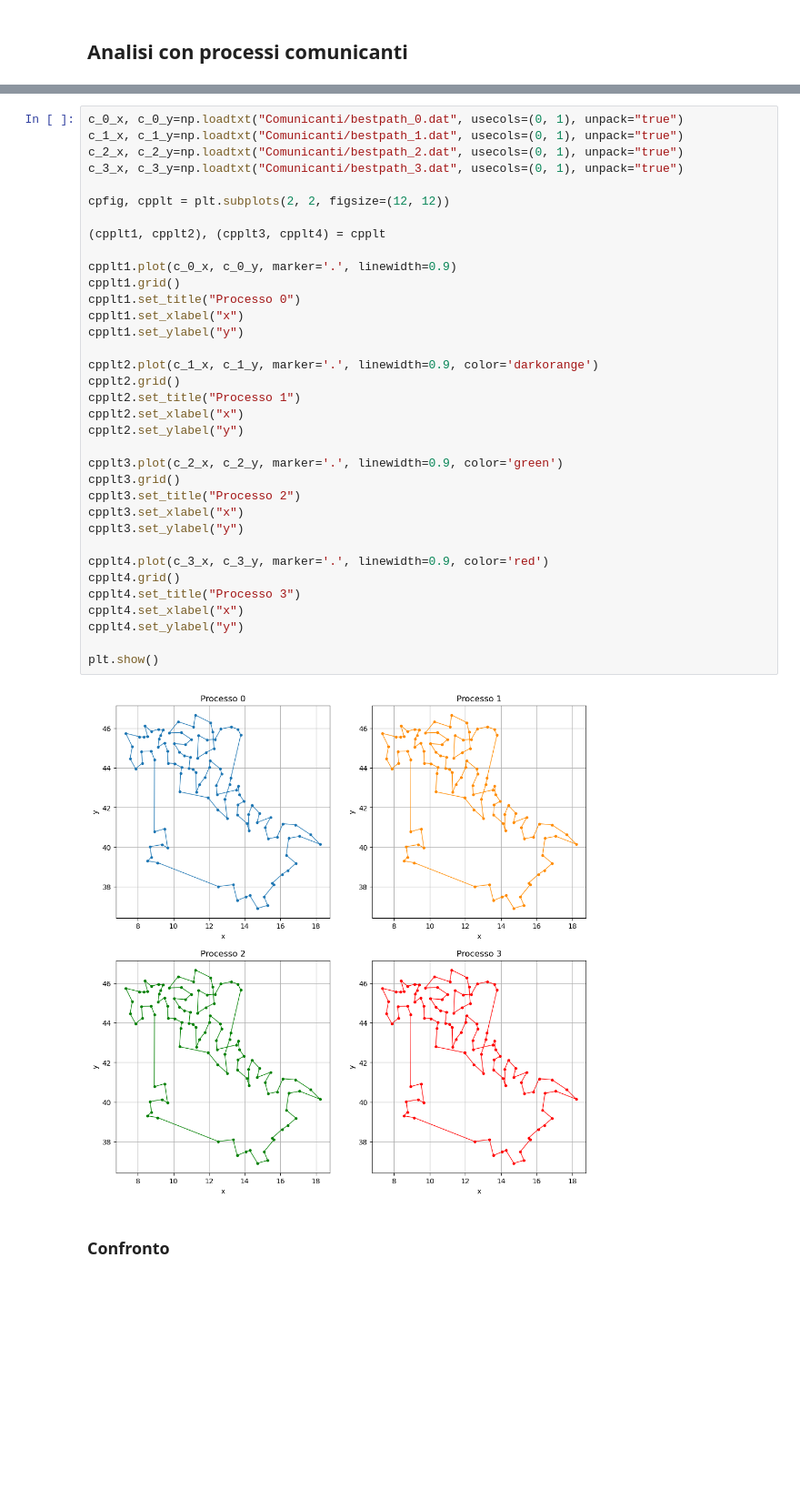
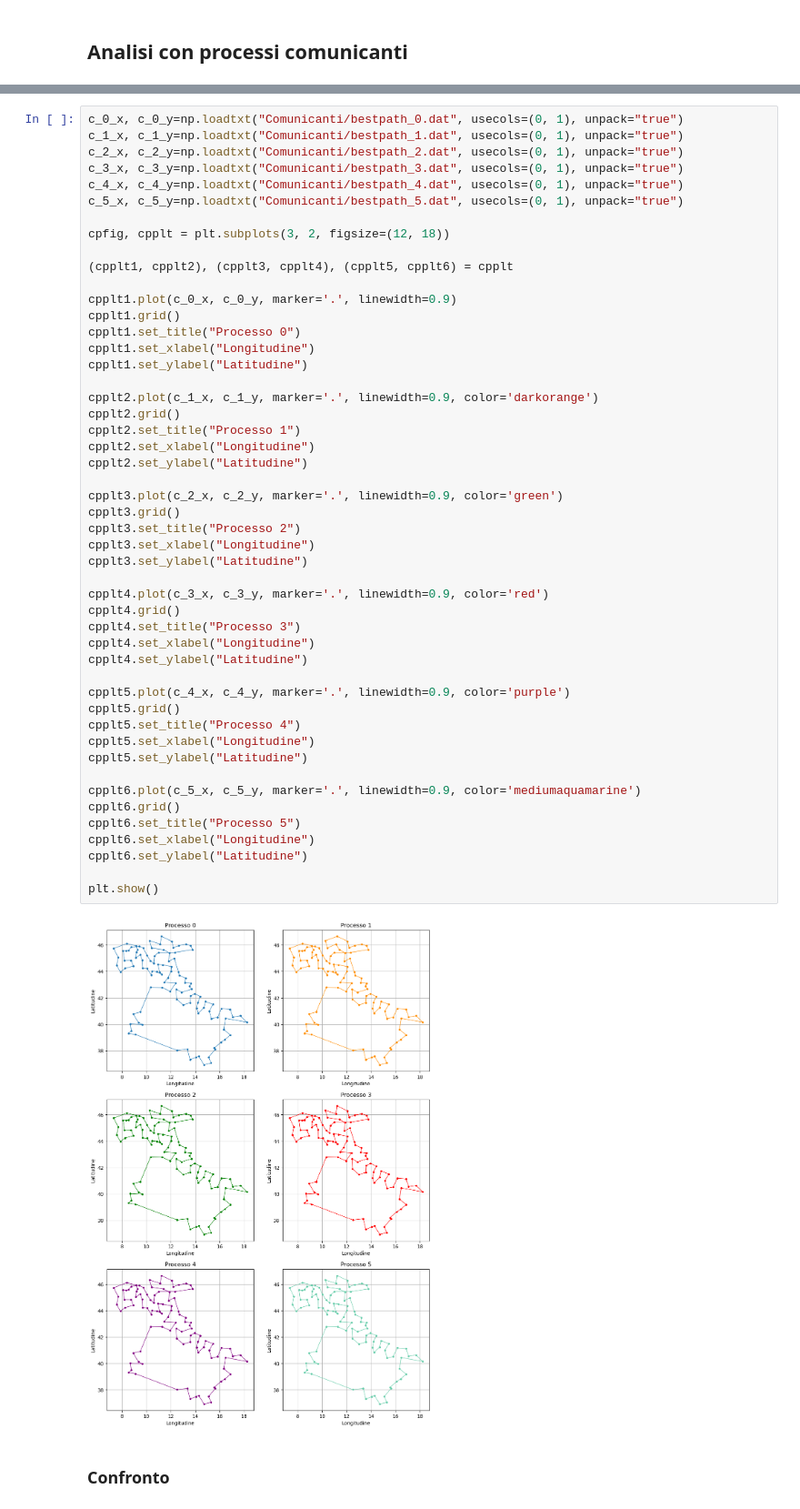
Before and after one commit to angela-bonato/LaboratorioSimulazioneNumerica, a Jupyter notebook: Es10/Esercitazione10.ipynb, the cells around one changed output, grey strips where cells are left out. Shown at 91% size. Cells and saved outputs as stored; diff of their text form; blank space fills up the shorter version.

```diff
--- a/Es10/Esercitazione10.ipynb
+++ b/Es10/Esercitazione10.ipynb
@@ -130,40 +164,54 @@ plt.show()
 # %%
 c_0_x, c_0_y=np.loadtxt("Comunicanti/bestpath_0.dat", usecols=(0, 1), unpack="true")
 c_1_x, c_1_y=np.loadtxt("Comunicanti/bestpath_1.dat", usecols=(0, 1), unpack="true")
 c_2_x, c_2_y=np.loadtxt("Comunicanti/bestpath_2.dat", usecols=(0, 1), unpack="true")
 c_3_x, c_3_y=np.loadtxt("Comunicanti/bestpath_3.dat", usecols=(0, 1), unpack="true")
+c_4_x, c_4_y=np.loadtxt("Comunicanti/bestpath_4.dat", usecols=(0, 1), unpack="true")
+c_5_x, c_5_y=np.loadtxt("Comunicanti/bestpath_5.dat", usecols=(0, 1), unpack="true")
 
-cpfig, cpplt = plt.subplots(2, 2, figsize=(12, 12))
+cpfig, cpplt = plt.subplots(3, 2, figsize=(12, 18))
 
-(cpplt1, cpplt2), (cpplt3, cpplt4) = cpplt
+(cpplt1, cpplt2), (cpplt3, cpplt4), (cpplt5, cpplt6) = cpplt
 
 cpplt1.plot(c_0_x, c_0_y, marker='.', linewidth=0.9)
 cpplt1.grid()
 cpplt1.set_title("Processo 0")
-cpplt1.set_xlabel("x")
-cpplt1.set_ylabel("y")
+cpplt1.set_xlabel("Longitudine")
+cpplt1.set_ylabel("Latitudine")
 
 cpplt2.plot(c_1_x, c_1_y, marker='.', linewidth=0.9, color='darkorange')
 cpplt2.grid()
 cpplt2.set_title("Processo 1")
-cpplt2.set_xlabel("x")
-cpplt2.set_ylabel("y")
+cpplt2.set_xlabel("Longitudine")
+cpplt2.set_ylabel("Latitudine")
 
 cpplt3.plot(c_2_x, c_2_y, marker='.', linewidth=0.9, color='green')
 cpplt3.grid()
 cpplt3.set_title("Processo 2")
-cpplt3.set_xlabel("x")
-cpplt3.set_ylabel("y")
+cpplt3.set_xlabel("Longitudine")
+cpplt3.set_ylabel("Latitudine")
 
 cpplt4.plot(c_3_x, c_3_y, marker='.', linewidth=0.9, color='red')
 cpplt4.grid()
 cpplt4.set_title("Processo 3")
-cpplt4.set_xlabel("x")
-cpplt4.set_ylabel("y")
+cpplt4.set_xlabel("Longitudine")
+cpplt4.set_ylabel("Latitudine")
+
+cpplt5.plot(c_4_x, c_4_y, marker='.', linewidth=0.9, color='purple')
+cpplt5.grid()
+cpplt5.set_title("Processo 4")
+cpplt5.set_xlabel("Longitudine")
+cpplt5.set_ylabel("Latitudine")
+
+cpplt6.plot(c_5_x, c_5_y, marker='.', linewidth=0.9, color='mediumaquamarine')
+cpplt6.grid()
+cpplt6.set_title("Processo 5")
+cpplt6.set_xlabel("Longitudine")
+cpplt6.set_ylabel("Latitudine")
 
 plt.show()
 # %% [output]
-[figure, old version]
+[figure, new version]
 # %% [markdown]
 ### Confronto
 # %%
```
Also changed, not shown: parts of 5 cells of this notebook, 33 other files.
